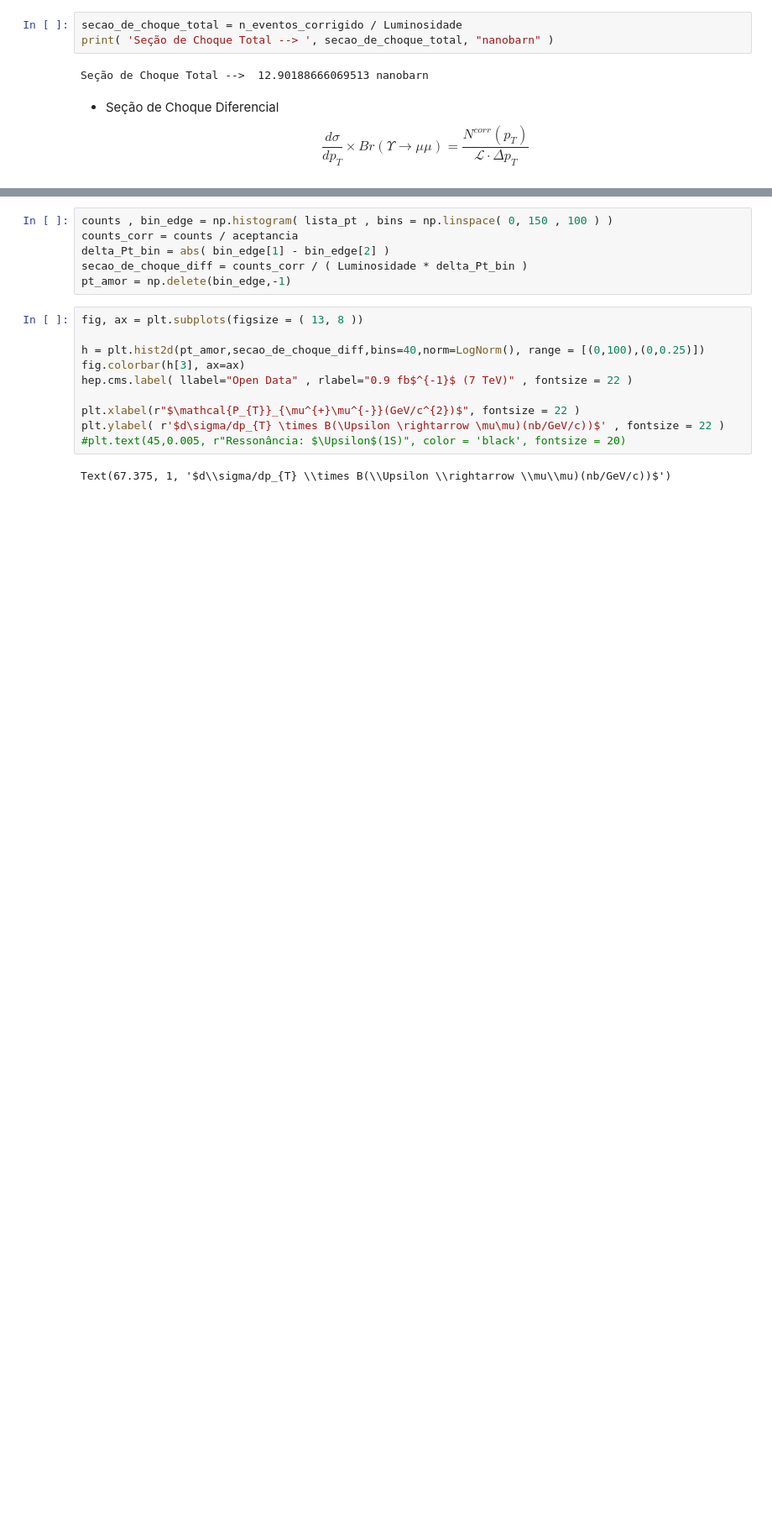
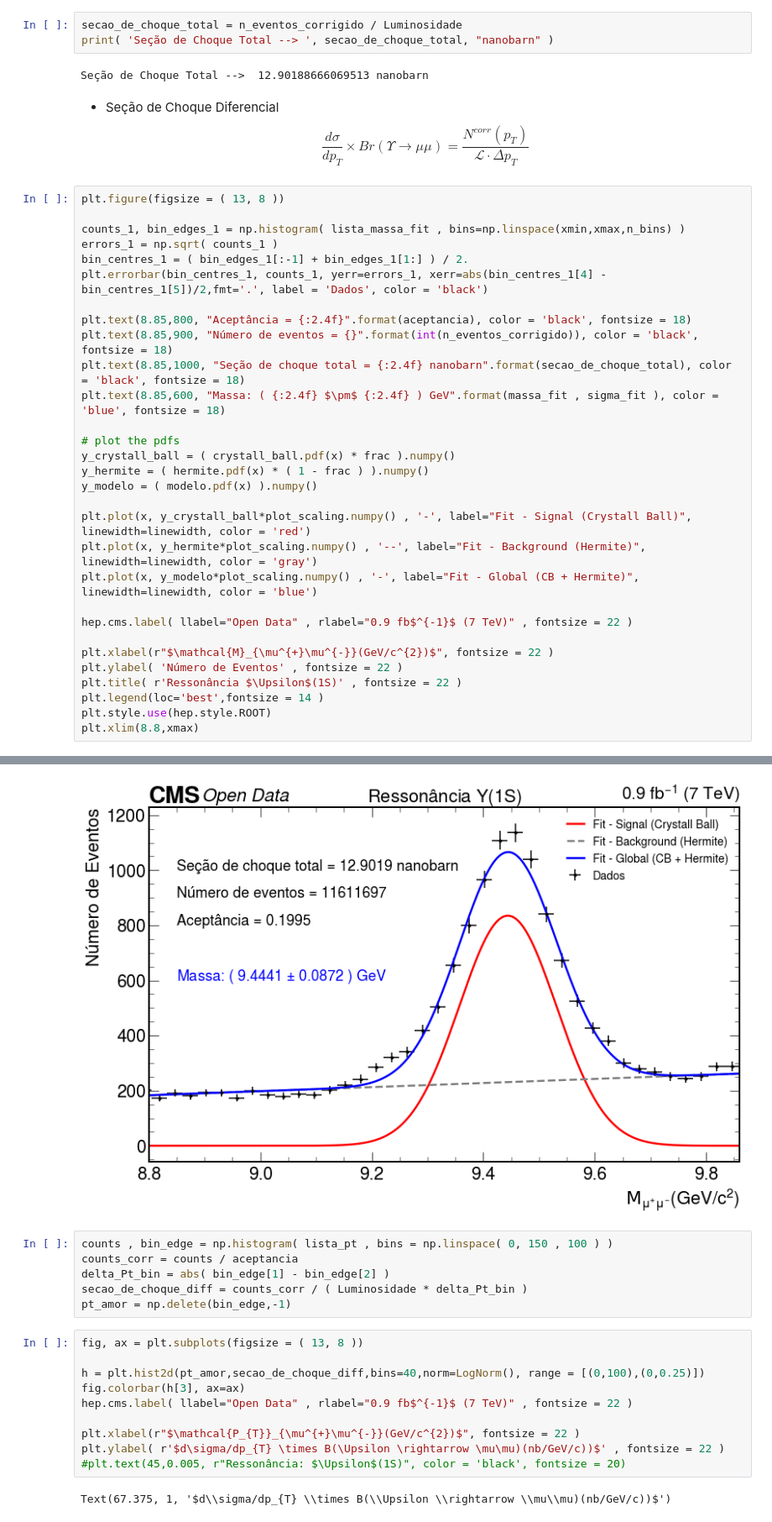
Before and after one commit to teteumac/Projeto-Final---Analise-em-FAE, a Jupyter notebook: Exercicio_4_e_5.ipynb, the cells around one changed output, grey strips where cells are left out. Shown at 84% size. Drawn from its saved outputs; the diff is of its cells as text; blank space fills up the shorter version.

```diff
--- a/Exercicio_4_e_5.ipynb
+++ b/Exercicio_4_e_5.ipynb
@@ -247,3 +215,34 @@ Seção de Choque Total -->  12.90188666069513 nanobarn
 $$
 \dfrac{d \sigma}{d p_{T} } \times Br(\Upsilon \rightarrow  \mu\mu) = \dfrac{N^{corr}(p_{T})}{\mathcal{L} \cdot \Delta p_{T} }
 $$
+# %%
+plt.figure(figsize = ( 13, 8 ))
+
+counts_1, bin_edges_1 = np.histogram( lista_massa_fit , bins=np.linspace(xmin,xmax,n_bins) )
+errors_1 = np.sqrt( counts_1 )
+bin_centres_1 = ( bin_edges_1[:-1] + bin_edges_1[1:] ) / 2.
+plt.errorbar(bin_centres_1, counts_1, yerr=errors_1, xerr=abs(bin_centres_1[4] - bin_centres_1[5])/2,fmt='.', label = 'Dados', color = 'black')
+
+plt.text(8.85,800, "Aceptância = {:2.4f}".format(aceptancia), color = 'black', fontsize = 18)
+plt.text(8.85,900, "Número de eventos = {}".format(int(n_eventos_corrigido)), color = 'black', fontsize = 18)
+plt.text(8.85,1000, "Seção de choque total = {:2.4f} nanobarn".format(secao_de_choque_total), color = 'black', fontsize = 18)
+plt.text(8.85,600, "Massa: ( {:2.4f} $\pm$ {:2.4f} ) GeV".format(massa_fit , sigma_fit ), color = 'blue', fontsize = 18)
+
+# plot the pdfs
+y_crystall_ball = ( crystall_ball.pdf(x) * frac ).numpy()
+y_hermite = ( hermite.pdf(x) * ( 1 - frac ) ).numpy()
+y_modelo = ( modelo.pdf(x) ).numpy()
+
+plt.plot(x, y_crystall_ball*plot_scaling.numpy() , '-', label="Fit - Signal (Crystall Ball)", linewidth=linewidth, color = 'red')
+plt.plot(x, y_hermite*plot_scaling.numpy() , '--', label="Fit - Background (Hermite)", linewidth=linewidth, color = 'gray')
+plt.plot(x, y_modelo*plot_scaling.numpy() , '-', label="Fit - Global (CB + Hermite)", linewidth=linewidth, color = 'blue')
+
+hep.cms.label( llabel="Open Data" , rlabel="0.9 fb$^{-1}$ (7 TeV)" , fontsize = 22 )
+
+plt.xlabel(r"$\mathcal{M}_{\mu^{+}\mu^{-}}(GeV/c^{2})$", fontsize = 22 )
+plt.ylabel( 'Número de Eventos' , fontsize = 22 )
+plt.title( r'Ressonância $\Upsilon$(1S)' , fontsize = 22 )
+plt.legend(loc='best',fontsize = 14 )
+plt.style.use(hep.style.ROOT)
+plt.xlim(8.8,xmax)
+# %% [output]
@@ -250,3 +250,4 @@ $$
+[figure, added]
 # %%
 counts , bin_edge = np.histogram( lista_pt , bins = np.linspace( 0, 150 , 100 ) )
 counts_corr = counts / aceptancia
```
Also changed, not shown: parts of 2 cells of this notebook.
